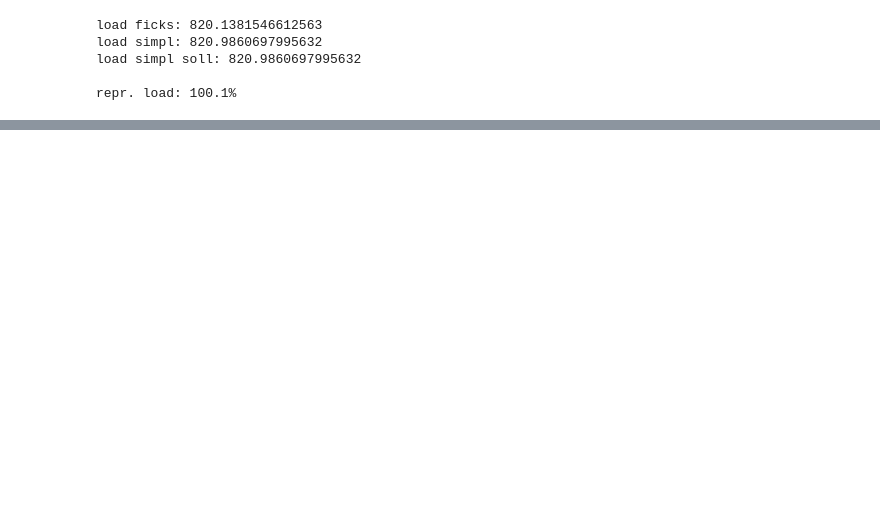
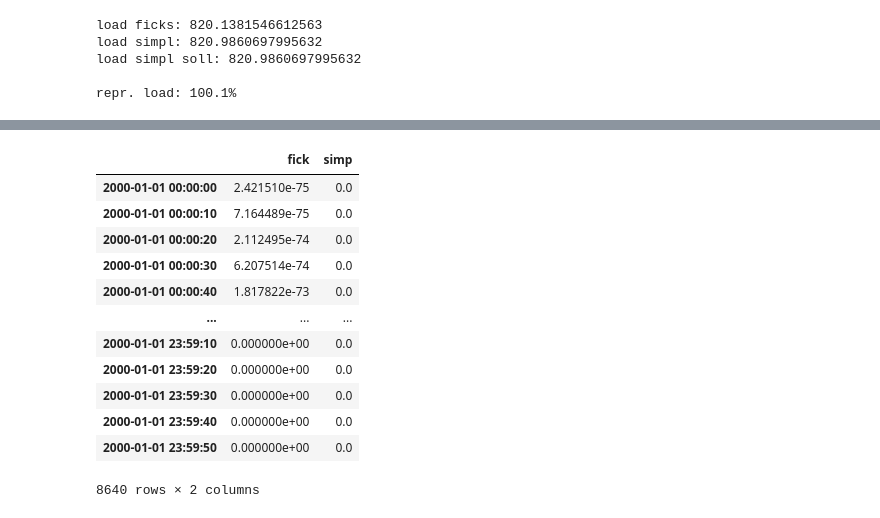
Before and after one commit to alBartig/SWMMpulse, a Jupyter notebook: ppr_AdditionalGrafics.ipynb, the cells around one changed output, grey strips where cells are left out. Saved outputs shown, nothing was run; the diff lists cells and outputs as text; code cells hidden in the pictures; blank space fills up the shorter version.

```diff
--- a/ppr_AdditionalGrafics.ipynb
+++ b/ppr_AdditionalGrafics.ipynb
@@ -189,0 +250,18 @@ repr. load: 100.1%
+# %%
+s_fick = disp_fick(tm, age)
+s_simp = disp_simp(tm, age)
+pd.concat([s_fick, s_simp], axis=1)
+# %% [output]
+|  | fick | simp |
+| 2000-01-01 00:00:00 | 2.421510e-75 | 0.0 |
+| 2000-01-01 00:00:10 | 7.164489e-75 | 0.0 |
+| 2000-01-01 00:00:20 | 2.112495e-74 | 0.0 |
+| 2000-01-01 00:00:30 | 6.207514e-74 | 0.0 |
+| 2000-01-01 00:00:40 | 1.817822e-73 | 0.0 |
+| ... | ... | ... |
+| 2000-01-01 23:59:10 | 0.000000e+00 | 0.0 |
+| 2000-01-01 23:59:20 | 0.000000e+00 | 0.0 |
+| 2000-01-01 23:59:30 | 0.000000e+00 | 0.0 |
+| 2000-01-01 23:59:40 | 0.000000e+00 | 0.0 |
+| 2000-01-01 23:59:50 | 0.000000e+00 | 0.0 |
+8640 rows × 2 columns
```
Also changed, not shown: parts of 8 cells of this notebook, 2 other files.
